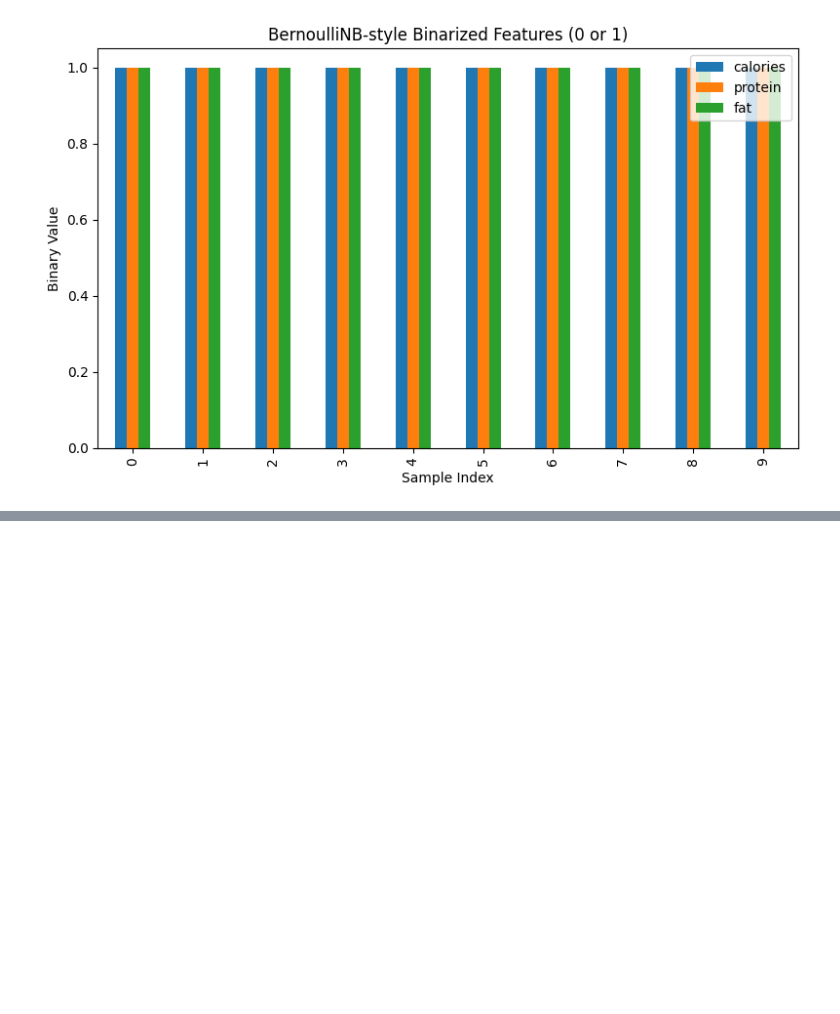
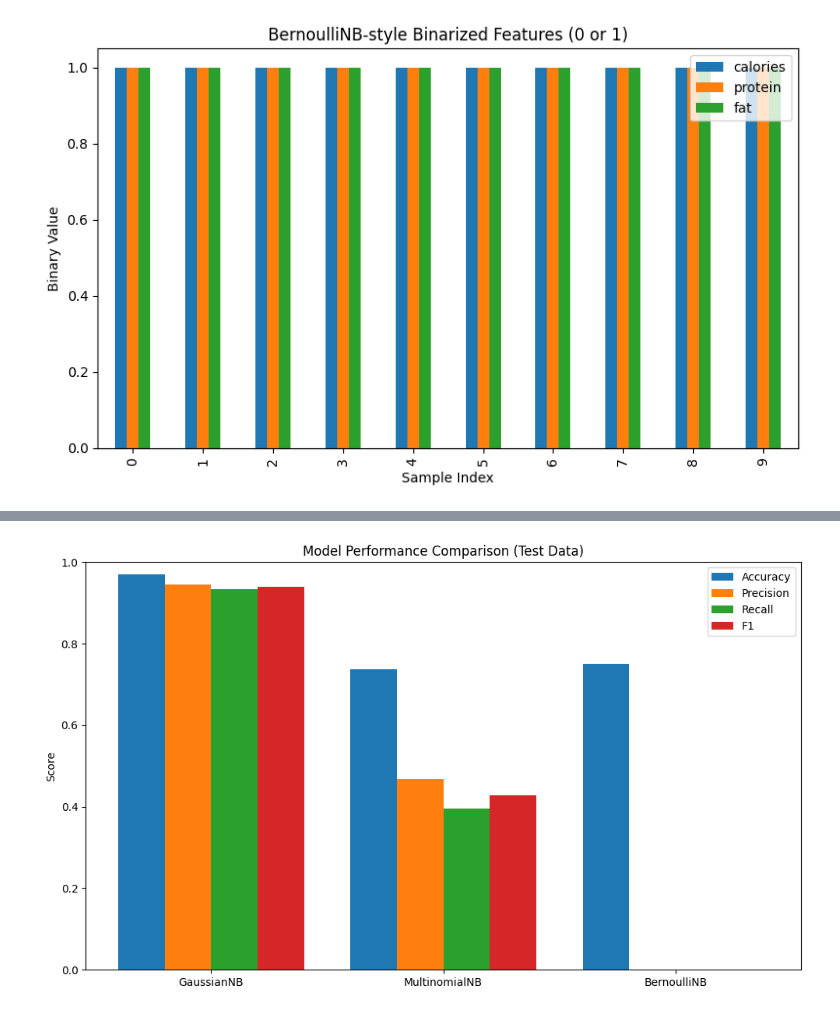
Before and after one commit to RISSIKUMARP/Enhancing-Public-Health-by-Identifying-Unhealthy-Foods-Promoting-Healthier-Alternatives, a Jupyter notebook: scripts/NB.ipynb, the cells around one changed output, grey strips where cells are left out. Cells and saved outputs as stored; diff of their text form; code cells hidden in the pictures; blank space fills up the shorter version.

```diff
--- a/scripts/NB.ipynb
+++ b/scripts/NB.ipynb
@@ -133,0 +168,63 @@ tools.display_dataframe_to_user(name="Testing Set Sample", dataframe=test_df.hea
+# %%
+model_scores = {}
+
+# GaussianNB
+gnb = GaussianNB()
+gnb.fit(X_train, y_train)
+y_pred_gnb = gnb.predict(X_test)
+model_scores['GaussianNB'] = {
+    'accuracy': accuracy_score(y_test, y_pred_gnb),
+    'precision': precision_score(y_test, y_pred_gnb),
+    'recall': recall_score(y_test, y_pred_gnb),
+    'f1': f1_score(y_test, y_pred_gnb),
+    'cv': np.mean(cross_val_score(gnb, X, y, cv=5))
+}
+
+# MultinomialNB
+scaler = MinMaxScaler()
+X_scaled = scaler.fit_transform(X) * 100
+X_train_mnb, X_test_mnb, y_train_mnb, y_test_mnb = train_test_split(X_scaled, y, test_size=0.3, random_state=42)
+mnb = MultinomialNB()
+mnb.fit(X_train_mnb, y_train_mnb)
+y_pred_mnb = mnb.predict(X_test_mnb)
+model_scores['MultinomialNB'] = {
+    'accuracy': accuracy_score(y_test_mnb, y_pred_mnb),
+    'precision': precision_score(y_test_mnb, y_pred_mnb),
+    'recall': recall_score(y_test_mnb, y_pred_mnb),
+    'f1': f1_score(y_test_mnb, y_pred_mnb),
+    'cv': np.mean(cross_val_score(mnb, X_scaled, y, cv=5))
+}
+
+# BernoulliNB
+bnb = BernoulliNB()
+bnb.fit(X_train > 0, y_train)
+y_pred_bnb = bnb.predict(X_test > 0)
+model_scores['BernoulliNB'] = {
+    'accuracy': accuracy_score(y_test, y_pred_bnb),
+    'precision': precision_score(y_test, y_pred_bnb),
+    'recall': recall_score(y_test, y_pred_bnb),
+    'f1': f1_score(y_test, y_pred_bnb),
+    'cv': np.mean(cross_val_score(bnb, X > 0, y, cv=5))
+}
+
+# Plotting the test metrics
+metrics = ['accuracy', 'precision', 'recall', 'f1']
+labels = list(model_scores.keys())
+x = np.arange(len(labels))
+width = 0.2
+
+fig, ax = plt.subplots(figsize=(10, 6))
+for i, metric in enumerate(metrics):
+    values = [model_scores[model][metric] for model in labels]
+    ax.bar(x + i*width, values, width, label=metric.capitalize())
+
+ax.set_xticks(x + width * 1.5)
+ax.set_xticklabels(labels)
+ax.set_ylim(0, 1)
+ax.set_ylabel("Score")
+ax.set_title("Model Performance Comparison (Test Data)")
+ax.legend()
+plt.tight_layout()
+plt.show()
+# %% [output]
+[figure, added]
```
Also changed, not shown: parts of 6 cells of this notebook, 12 other files.
